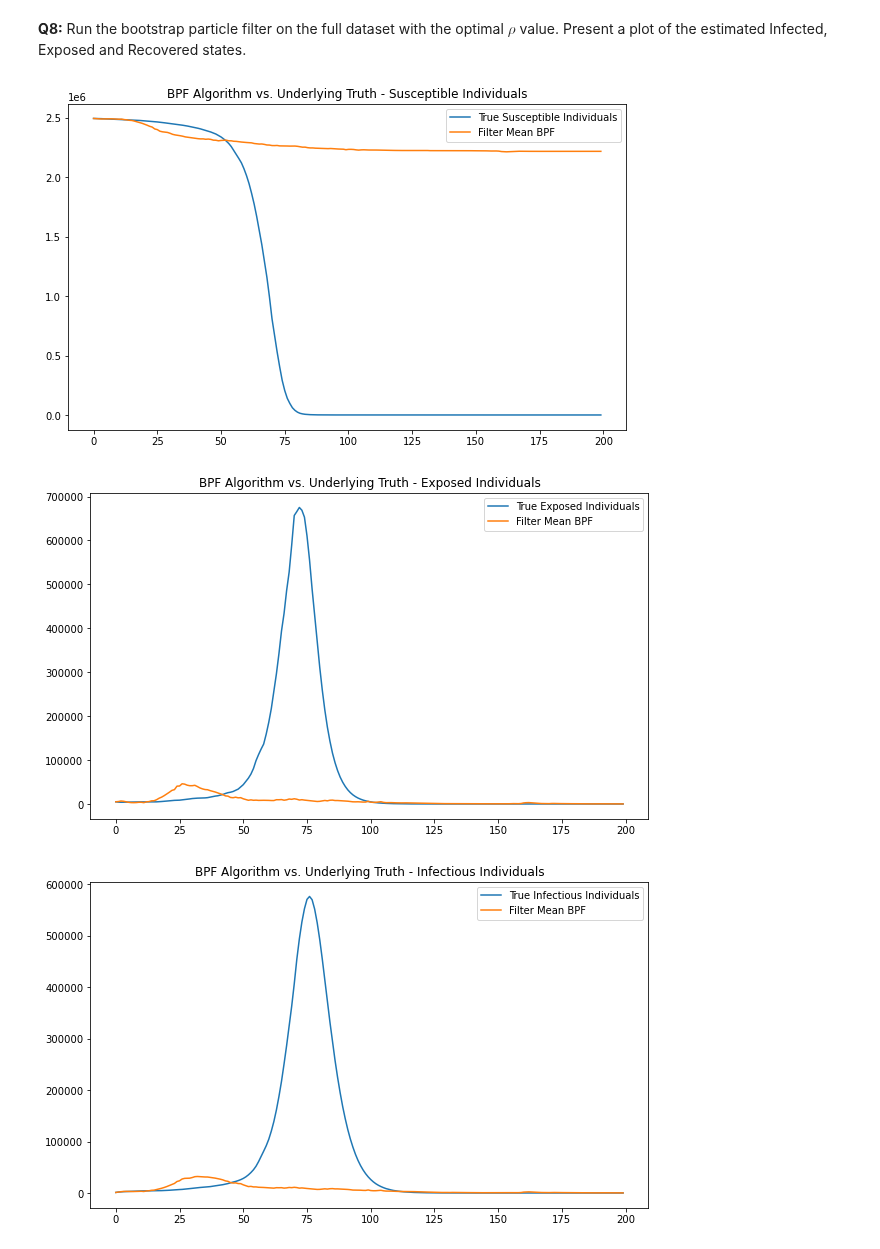
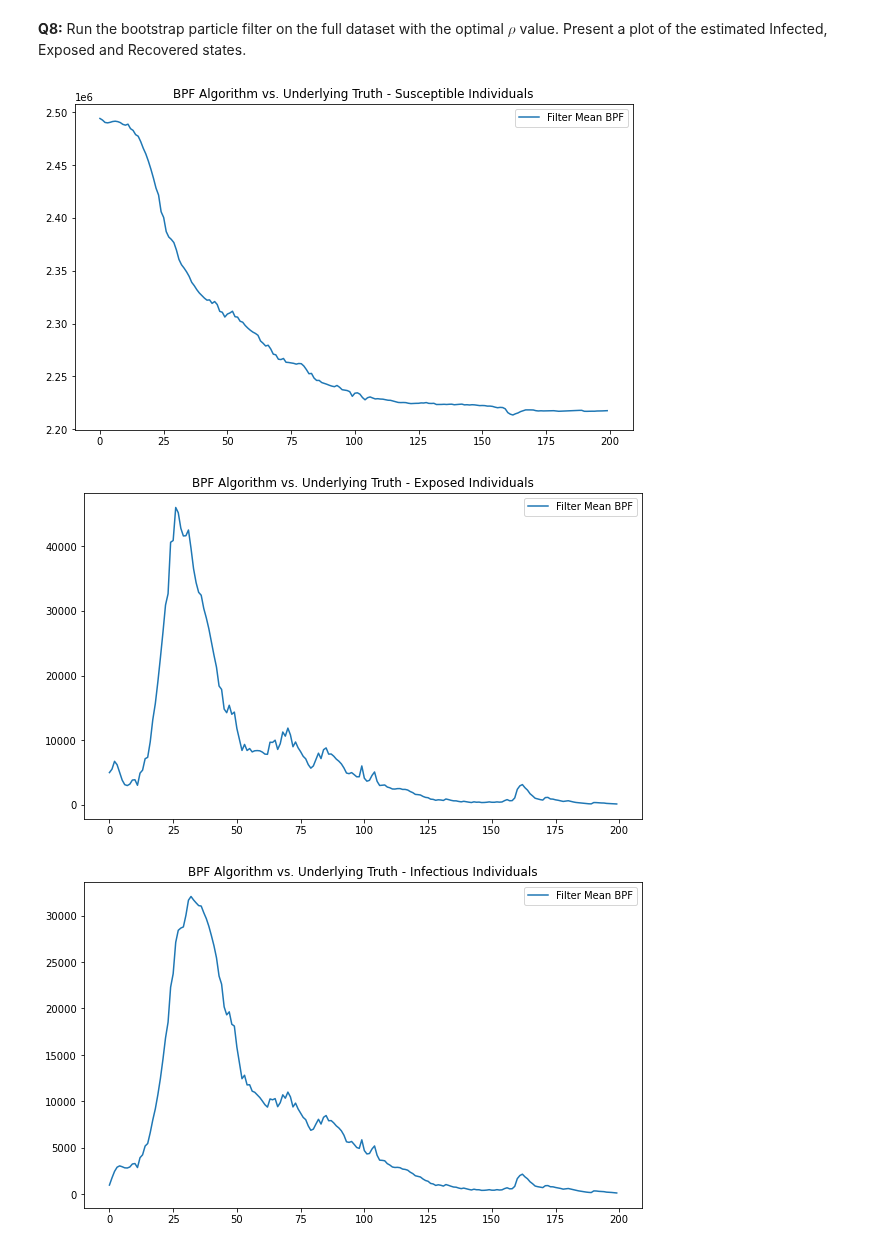
Before and after one commit to nicta839/MSc_Statistics_and_Machine_Learning, a Jupyter notebook: Time Series and Sequence Learning - 732A80/lab3/tssl_lab3.ipynb, the cells around one changed output. Saved outputs shown, nothing was run; the diff lists cells and outputs as text; code cells hidden in the pictures.

```diff
--- a/Time Series and Sequence Learning - 732A80/lab3/tssl_lab3.ipynb
+++ b/Time Series and Sequence Learning - 732A80/lab3/tssl_lab3.ipynb
@@ -459,27 +459,24 @@ e_t_BPF = BPF_optim.alpha_filt[1, :, :]
 i_t_BPF = BPF_optim.alpha_filt[2, :, :]
 r_t_BPF = (population_size - s_t_BPF - e_t_BPF - i_t_BPF)
 # %%
-plt.plot(range(len_trajectories), s_t[0,:], label='True Susceptible Individuals')
 plt.plot(range(len_trajectories), s_t_BPF[0][0:200], label='Filter Mean BPF')
 plt.legend()
 plt.title('BPF Algorithm vs. Underlying Truth - Susceptible Individuals')
 plt.show()
 # %% [output]
-[figure, old version]
+[figure, new version]
 # %%
-plt.plot(range(len_trajectories), e_t[0,:], label='True Exposed Individuals')
 plt.plot(range(len_trajectories), e_t_BPF[0][0:200],label='Filter Mean BPF')
 plt.legend()
 plt.title('BPF Algorithm vs. Underlying Truth - Exposed Individuals')
 plt.show()
 # %% [output]
-[figure, old version]
+[figure, new version]
 # %%
-plt.plot(range(len_trajectories), i_t[0,:], label='True Infectious Individuals')
 plt.plot(range(len_trajectories), i_t_BPF[0][0:200],label='Filter Mean BPF')
 plt.legend()
 plt.title('BPF Algorithm vs. Underlying Truth - Infectious Individuals')
 plt.show()
 # %% [output]
-[figure, old version]
+[figure, new version]
 # %%
```
Also changed, not shown: parts of 2 cells of this notebook, 3 other files.
